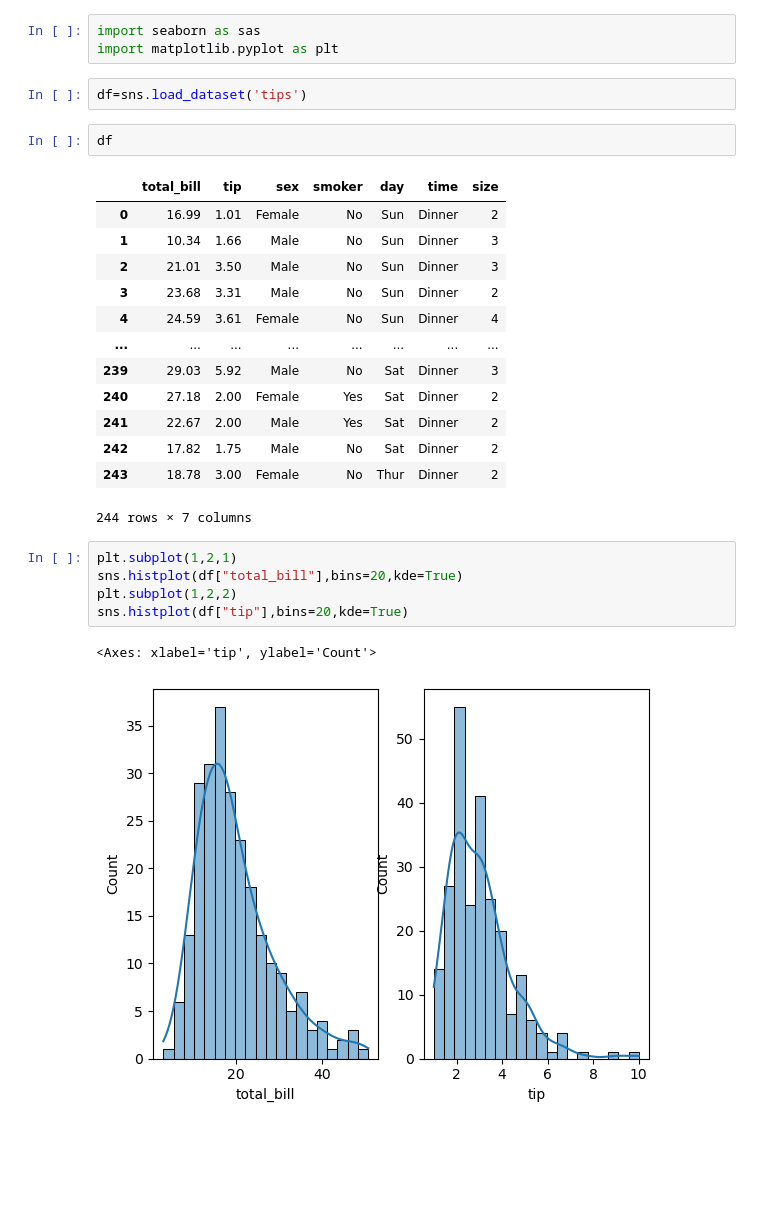
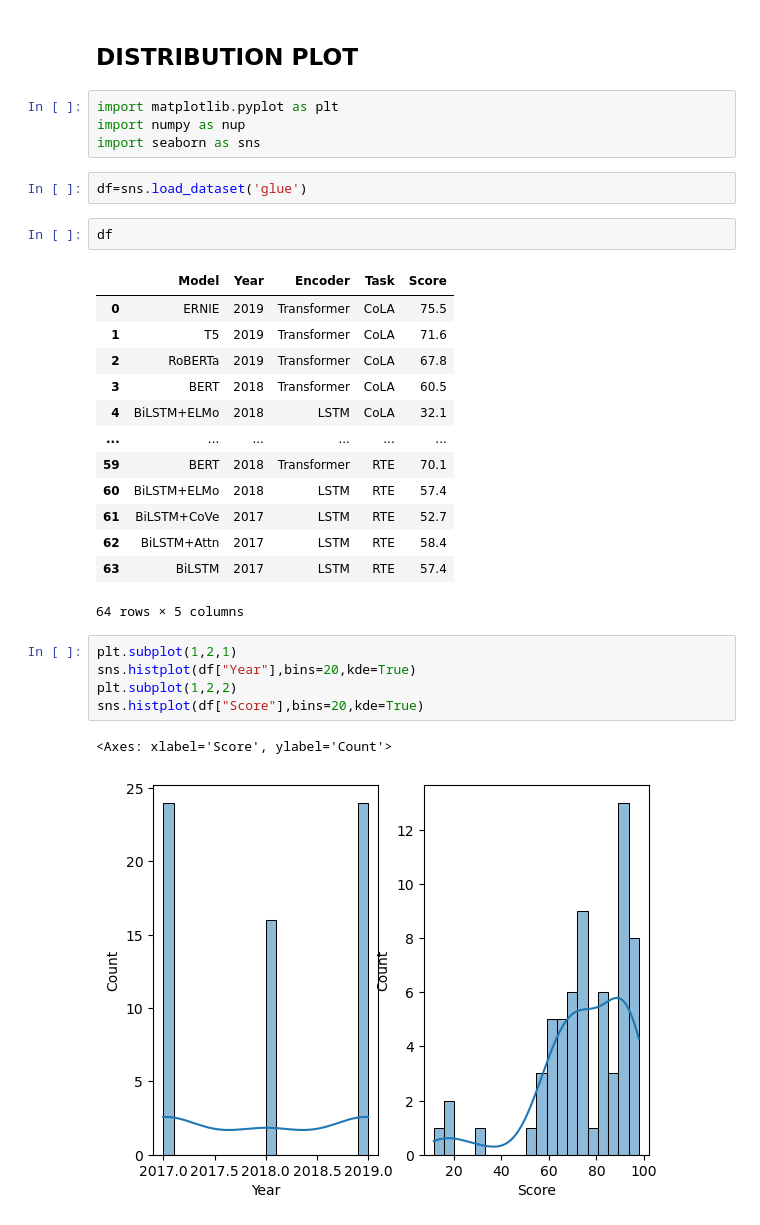
Before and after one commit to debmalya20/swaborn, a Jupyter notebook: practice.ipynb, the cells around one changed output. Cells and saved outputs as stored; diff of their text form; blank space fills up the shorter version.

Commit message:
Seaborn practice

```diff
--- a/practice.ipynb
+++ b/practice.ipynb
@@ -1,29 +1,32 @@
+# %% [markdown]
+## DISTRIBUTION PLOT
 # %%
-import seaborn as sas
 import matplotlib.pyplot as plt
+import numpy as nup
+import seaborn as sns
 # %%
-df=sns.load_dataset('tips')
+df=sns.load_dataset('glue')
 # %%
 df
 # %% [output]
-|  | total_bill | tip | sex | smoker | day | time | size |
-| 0 | 16.99 | 1.01 | Female | No | Sun | Dinner | 2 |
-| 1 | 10.34 | 1.66 | Male | No | Sun | Dinner | 3 |
-| 2 | 21.01 | 3.50 | Male | No | Sun | Dinner | 3 |
-| 3 | 23.68 | 3.31 | Male | No | Sun | Dinner | 2 |
-| 4 | 24.59 | 3.61 | Female | No | Sun | Dinner | 4 |
-| ... | ... | ... | ... | ... | ... | ... | ... |
-| 239 | 29.03 | 5.92 | Male | No | Sat | Dinner | 3 |
-| 240 | 27.18 | 2.00 | Female | Yes | Sat | Dinner | 2 |
-| 241 | 22.67 | 2.00 | Male | Yes | Sat | Dinner | 2 |
-| 242 | 17.82 | 1.75 | Male | No | Sat | Dinner | 2 |
-| 243 | 18.78 | 3.00 | Female | No | Thur | Dinner | 2 |
+|  | Model | Year | Encoder | Task | Score |
+| 0 | ERNIE | 2019 | Transformer | CoLA | 75.5 |
+| 1 | T5 | 2019 | Transformer | CoLA | 71.6 |
+| 2 | RoBERTa | 2019 | Transformer | CoLA | 67.8 |
+| 3 | BERT | 2018 | Transformer | CoLA | 60.5 |
+| 4 | BiLSTM+ELMo | 2018 | LSTM | CoLA | 32.1 |
+| ... | ... | ... | ... | ... | ... |
+| 59 | BERT | 2018 | Transformer | RTE | 70.1 |
+| 60 | BiLSTM+ELMo | 2018 | LSTM | RTE | 57.4 |
+| 61 | BiLSTM+CoVe | 2017 | LSTM | RTE | 52.7 |
+| 62 | BiLSTM+Attn | 2017 | LSTM | RTE | 58.4 |
+| 63 | BiLSTM | 2017 | LSTM | RTE | 57.4 |
-244 rows × 7 columns
+64 rows × 5 columns
 # %%
 plt.subplot(1,2,1)
-sns.histplot(df["total_bill"],bins=20,kde=True)
+sns.histplot(df["Year"],bins=20,kde=True)
 plt.subplot(1,2,2)
-sns.histplot(df["tip"],bins=20,kde=True)
+sns.histplot(df["Score"],bins=20,kde=True)
 # %% [output]
-<Axes: xlabel='tip', ylabel='Count'>
+<Axes: xlabel='Score', ylabel='Count'>
-[figure, old version]
+[figure, new version]
```
Also changed, not shown: parts of 2 cells of this notebook.
